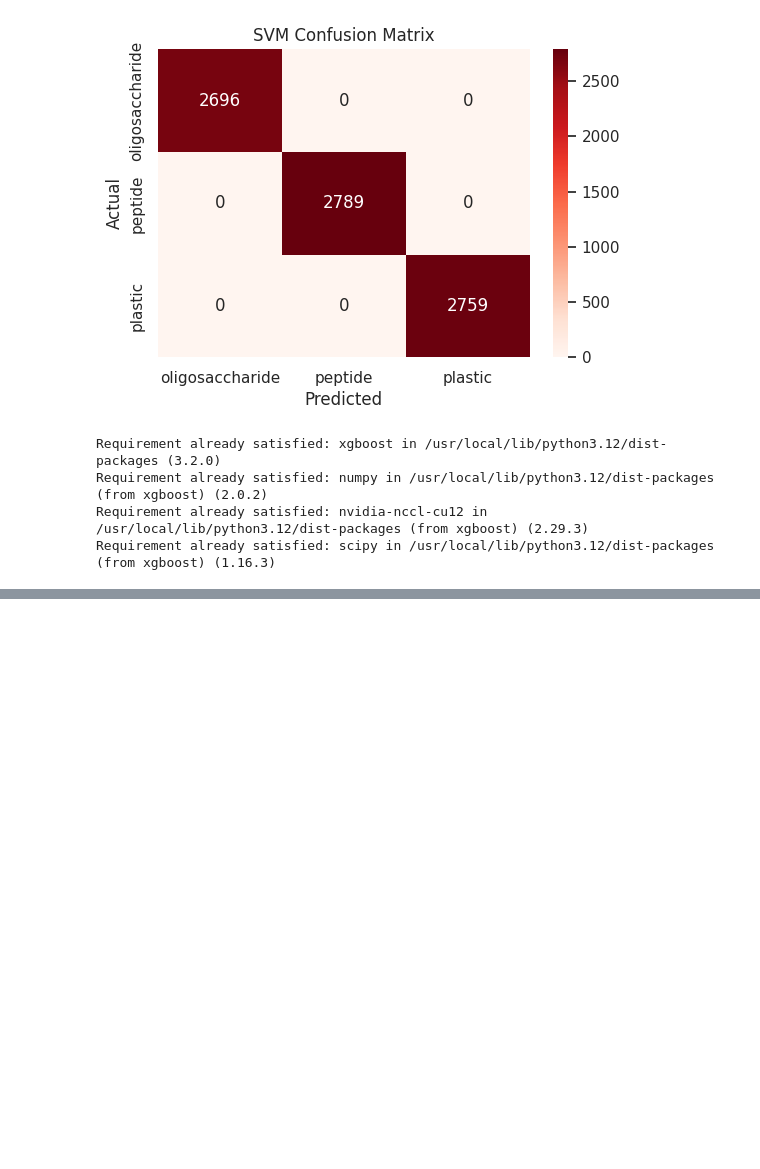
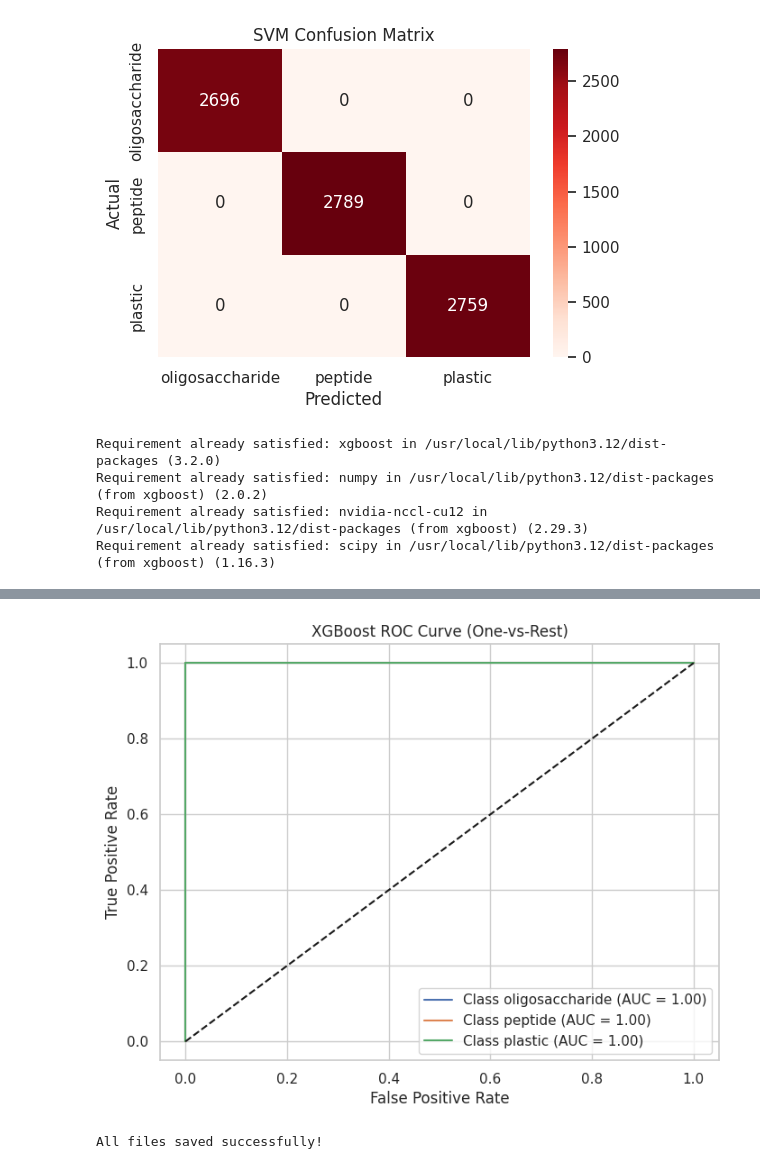
Before and after one commit to bytewithpalak/Polymer-Classification-using-ML, a Jupyter notebook: Polymer_Classification_prediction_using_ML.ipynb, the cells around one changed output, grey strips where cells are left out. Cells and saved outputs as stored; diff of their text form; code cells hidden in the pictures; blank space fills up the shorter version.

```diff
--- a/Polymer_Classification_prediction_using_ML.ipynb
+++ b/Polymer_Classification_prediction_using_ML.ipynb
@@ -436,0 +425,43 @@ print("✅ app.py file created!")
+# %%
+from sklearn.preprocessing import label_binarize
+from sklearn.metrics import roc_curve, auc
+
+# Get probability predictions
+y_prob_xgb = xgb_model.predict_proba(X_test)
+
+# Binarize the test labels (for multi-class ROC)
+n_classes = len(np.unique(y_test))
+y_test_bin = label_binarize(y_test, classes=[0,1,2])
+# %%
+plt.figure(figsize=(8,6))
+
+for i in range(n_classes):
+    fpr, tpr, _ = roc_curve(y_test_bin[:, i], y_prob_xgb[:, i])
+    roc_auc = auc(fpr, tpr)
+
+    plt.plot(fpr, tpr, label=f"Class {encoder.classes_[i]} (AUC = {roc_auc:.2f})")
+
+plt.plot([0, 1], [0, 1], 'k--')  # random guess line
+plt.xlabel("False Positive Rate")
+plt.ylabel("True Positive Rate")
+plt.title("XGBoost ROC Curve (One-vs-Rest)")
+plt.legend()
+plt.grid(True)
+plt.show()
+# %% [output]
+[figure, added]
+# %%
+import joblib
+
+# Save trained XGBoost model
+joblib.dump(xgb_model, "model.pkl")
+
+# Save scaler
+joblib.dump(scaler, "scaler.pkl")
+
+# Save label encoder
+joblib.dump(encoder, "encoder.pkl")
+
+print("All files saved successfully!")
+# %% [output]
+All files saved successfully!
```
Also changed, not shown: parts of 10 cells of this notebook.
